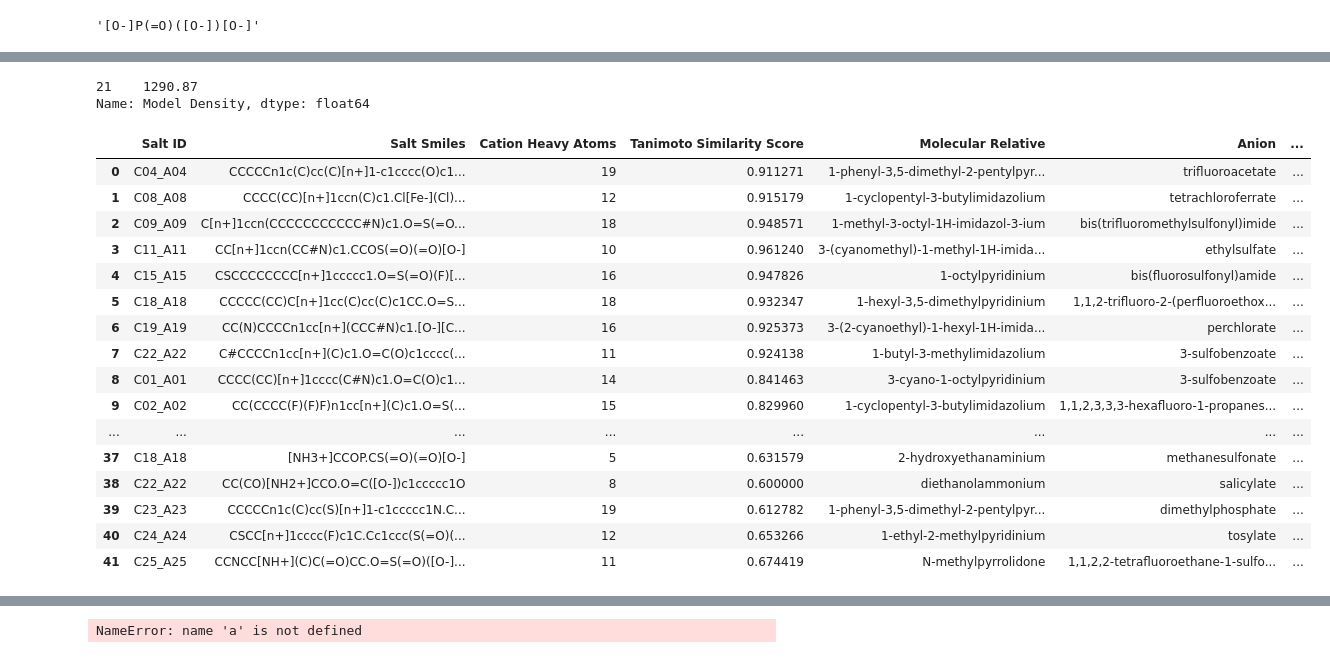
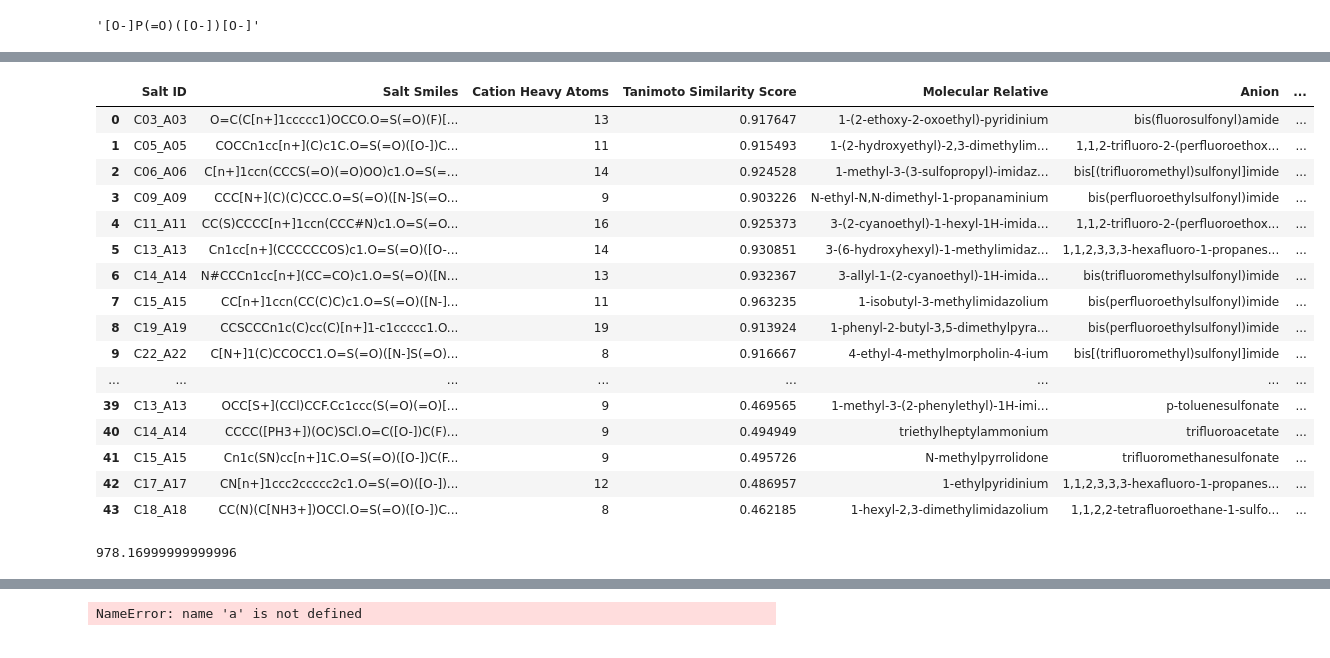
Before and after one commit to wesleybeckner/gains, a Jupyter notebook: scripts/gains_prototype.ipynb, the cells around one changed output, grey strips where cells are left out. Drawn from its saved outputs; the diff is of its cells as text; code cells hidden in the pictures.

Commit message:
renamed density_m2 descriptor file, updated to dev20

```diff
--- a/scripts/gains_prototype.ipynb
+++ b/scripts/gains_prototype.ipynb
@@ -59,8 +63,3 @@ molecular relative:     2-hydroxy-N-(2-hydroxyethyl)-N-methylethanaminium
 salty.check_name("phosphate")
 # %% [output]
 '[O-]P(=O)([O-])[O-]'
-# %%
-parent_candidates = eval(genetic.load_data("{}_summary.csv".
-                             format(model_ID)).loc[1][1])
-for i in range(len(parent_candidates)):
-    print(salty.check_name(parent_candidates[i]))
@@ -85,50 +66,45 @@ tributylmethylphosphonium
-# %%
-true
-# %% [output]
-21    1290.87
-Name: Model Density, dtype: float64
 # %%
 out = pd.DataFrame()
-for j in np.arange(60,100,10):
-    df = pd.read_csv("../../designer_molecules/pdb_files/model_3/1300kgm3/%s/salt_log.csv" % j) #or salt_candidates
+for j in np.arange(40,100,10):
+    df = pd.read_csv("../../designer_molecules/pdb_files/model_3/1500kgm3/%s/salt_log.csv" % j) #or salt_candidates
     inner = pd.DataFrame()
     for i in range(1,26):
         if i < 10:
             CAT_ID = "C0%s" % i
             AN_ID = "A0%s" % i
         else:
             CAT_ID = "C%s" % i
             AN_ID = "A%s" % i
         Salt_ID = CAT_ID + "_" + AN_ID
         try:
-            mean = np.round(pd.read_csv("../../designer_molecules/pdb_files/model_3/1300kgm3/%s/%s.dens" % (j, Salt_ID)).describe().loc["mean"][1])
-            std = np.round(pd.read_csv("../../designer_molecules/pdb_files/model_3/1300kgm3/%s/%s.dens" % (j, Salt_ID)).describe().loc["std"][1])
+            mean = np.round(pd.read_csv("../../designer_molecules/pdb_files/model_3/1500kgm3/%s/%s.dens" % (j, Salt_ID)).describe().loc["mean"][1])
+            std = np.round(pd.read_csv("../../designer_molecules/pdb_files/model_3/1500kgm3/%s/%s.dens" % (j, Salt_ID)).describe().loc["std"][1])
             value = ("{}{}{}".format(mean," +/- ", std))
             true = df.loc[df["Salt ID"] == Salt_ID, "Model Density"]
             difference = (true - mean)/true*100
             df.loc[df["Salt ID"] == Salt_ID, "MD Density"] = value
             df.loc[df["Salt ID"] == Salt_ID, "Error"] = difference #this is % Difference in old version
         except:
             pass
     df.dropna(inplace=True)
     out = pd.concat([df, out], axis=0)
 out.reset_index(drop=True, inplace=True)
 out
 # %% [output]
 |  | Salt ID | Salt Smiles | Cation Heavy Atoms | Tanimoto Similarity Score | Molecular Relative | Anion | ... |
-| 0 | C04_A04 | CCCCCn1c(C)cc(C)[n+]1-c1cccc(O)c1... | 19 | 0.911271 | 1-phenyl-3,5-dimethyl-2-pentylpyr... | trifluoroacetate | ... |
-| 1 | C08_A08 | CCCC(CC)[n+]1ccn(C)c1.Cl[Fe-](Cl)... | 12 | 0.915179 | 1-cyclopentyl-3-butylimidazolium | tetrachloroferrate | ... |
-| 2 | C09_A09 | C[n+]1ccn(CCCCCCCCCCC#N)c1.O=S(=O... | 18 | 0.948571 | 1-methyl-3-octyl-1H-imidazol-3-ium | bis(trifluoromethylsulfonyl)imide | ... |
-| 3 | C11_A11 | CC[n+]1ccn(CC#N)c1.CCOS(=O)(=O)[O-] | 10 | 0.961240 | 3-(cyanomethyl)-1-methyl-1H-imida... | ethylsulfate | ... |
-| 4 | C15_A15 | CSCCCCCCCC[n+]1ccccc1.O=S(=O)(F)[... | 16 | 0.947826 | 1-octylpyridinium | bis(fluorosulfonyl)amide | ... |
-| 5 | C18_A18 | CCCCC(CC)C[n+]1cc(C)cc(C)c1CC.O=S... | 18 | 0.932347 | 1-hexyl-3,5-dimethylpyridinium | 1,1,2-trifluoro-2-(perfluoroethox... | ... |
-| 6 | C19_A19 | CC(N)CCCCn1cc[n+](CCC#N)c1.[O-][C... | 16 | 0.925373 | 3-(2-cyanoethyl)-1-hexyl-1H-imida... | perchlorate | ... |
-| 7 | C22_A22 | C#CCCCn1cc[n+](C)c1.O=C(O)c1cccc(... | 11 | 0.924138 | 1-butyl-3-methylimidazolium | 3-sulfobenzoate | ... |
-| 8 | C01_A01 | CCCC(CC)[n+]1cccc(C#N)c1.O=C(O)c1... | 14 | 0.841463 | 3-cyano-1-octylpyridinium | 3-sulfobenzoate | ... |
-| 9 | C02_A02 | CC(CCCC(F)(F)F)n1cc[n+](C)c1.O=S(... | 15 | 0.829960 | 1-cyclopentyl-3-butylimidazolium | 1,1,2,3,3,3-hexafluoro-1-propanes... | ... |
+| 0 | C03_A03 | O=C(C[n+]1ccccc1)OCCO.O=S(=O)(F)[... | 13 | 0.917647 | 1-(2-ethoxy-2-oxoethyl)-pyridinium | bis(fluorosulfonyl)amide | ... |
+| 1 | C05_A05 | COCCn1cc[n+](C)c1C.O=S(=O)([O-])C... | 11 | 0.915493 | 1-(2-hydroxyethyl)-2,3-dimethylim... | 1,1,2-trifluoro-2-(perfluoroethox... | ... |
+| 2 | C06_A06 | C[n+]1ccn(CCCS(=O)(=O)OO)c1.O=S(=... | 14 | 0.924528 | 1-methyl-3-(3-sulfopropyl)-imidaz... | bis[(trifluoromethyl)sulfonyl]imide | ... |
+| 3 | C09_A09 | CCC[N+](C)(C)CCC.O=S(=O)([N-]S(=O... | 9 | 0.903226 | N-ethyl-N,N-dimethyl-1-propanaminium | bis(perfluoroethylsulfonyl)imide | ... |
+| 4 | C11_A11 | CC(S)CCCC[n+]1ccn(CCC#N)c1.O=S(=O... | 16 | 0.925373 | 3-(2-cyanoethyl)-1-hexyl-1H-imida... | 1,1,2-trifluoro-2-(perfluoroethox... | ... |
+| 5 | C13_A13 | Cn1cc[n+](CCCCCCOS)c1.O=S(=O)([O-... | 14 | 0.930851 | 3-(6-hydroxyhexyl)-1-methylimidaz... | 1,1,2,3,3,3-hexafluoro-1-propanes... | ... |
+| 6 | C14_A14 | N#CCCn1cc[n+](CC=CO)c1.O=S(=O)([N... | 13 | 0.932367 | 3-allyl-1-(2-cyanoethyl)-1H-imida... | bis(trifluoromethylsulfonyl)imide | ... |
+| 7 | C15_A15 | CC[n+]1ccn(CC(C)C)c1.O=S(=O)([N-]... | 11 | 0.963235 | 1-isobutyl-3-methylimidazolium | bis(perfluoroethylsulfonyl)imide | ... |
+| 8 | C19_A19 | CCSCCCn1c(C)cc(C)[n+]1-c1ccccc1.O... | 19 | 0.913924 | 1-phenyl-2-butyl-3,5-dimethylpyra... | bis(perfluoroethylsulfonyl)imide | ... |
+| 9 | C22_A22 | C[N+]1(C)CCOCC1.O=S(=O)([N-]S(=O)... | 8 | 0.916667 | 4-ethyl-4-methylmorpholin-4-ium | bis[(trifluoromethyl)sulfonyl]imide | ... |
 | ... | ... | ... | ... | ... | ... | ... | ... |
-| 37 | C18_A18 | [NH3+]CCOP.CS(=O)(=O)[O-] | 5 | 0.631579 | 2-hydroxyethanaminium | methanesulfonate | ... |
-| 38 | C22_A22 | CC(CO)[NH2+]CCO.O=C([O-])c1ccccc1O | 8 | 0.600000 | diethanolammonium | salicylate | ... |
-| 39 | C23_A23 | CCCCCn1c(C)cc(S)[n+]1-c1ccccc1N.C... | 19 | 0.612782 | 1-phenyl-3,5-dimethyl-2-pentylpyr... | dimethylphosphate | ... |
-| 40 | C24_A24 | CSCC[n+]1cccc(F)c1C.Cc1ccc(S(=O)(... | 12 | 0.653266 | 1-ethyl-2-methylpyridinium | tosylate | ... |
-| 41 | C25_A25 | CCNCC[NH+](C)C(=O)CC.O=S(=O)([O-]... | 11 | 0.674419 | N-methylpyrrolidone | 1,1,2,2-tetrafluoroethane-1-sulfo... | ... |
+| 39 | C13_A13 | OCC[S+](CCl)CCF.Cc1ccc(S(=O)(=O)[... | 9 | 0.469565 | 1-methyl-3-(2-phenylethyl)-1H-imi... | p-toluenesulfonate | ... |
+| 40 | C14_A14 | CCCC([PH3+])(OC)SCl.O=C([O-])C(F)... | 9 | 0.494949 | triethylheptylammonium | trifluoroacetate | ... |
+| 41 | C15_A15 | Cn1c(SN)cc[n+]1C.O=S(=O)([O-])C(F... | 9 | 0.495726 | N-methylpyrrolidone | trifluoromethanesulfonate | ... |
+| 42 | C17_A17 | CN[n+]1ccc2ccccc2c1.O=S(=O)([O-])... | 12 | 0.486957 | 1-ethylpyridinium | 1,1,2,3,3,3-hexafluoro-1-propanes... | ... |
+| 43 | C18_A18 | CC(N)(C[NH3+])OCCl.O=S(=O)([O-])C... | 8 | 0.462185 | 1-hexyl-2,3-dimethylimidazolium | 1,1,2,2-tetrafluoroethane-1-sulfo... | ... |
@@ -134,0 +113,4 @@ out
+# %%
+prediction
+# %% [output]
+978.16999999999996
```
Also changed, not shown: parts of 17 cells of this notebook, 10 other files.
